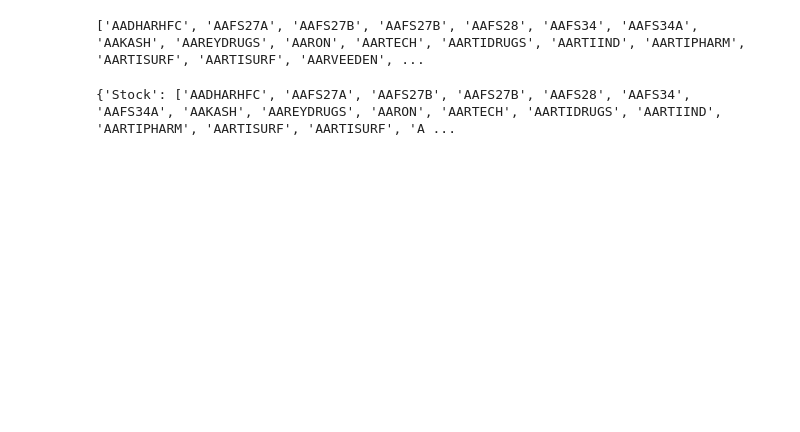
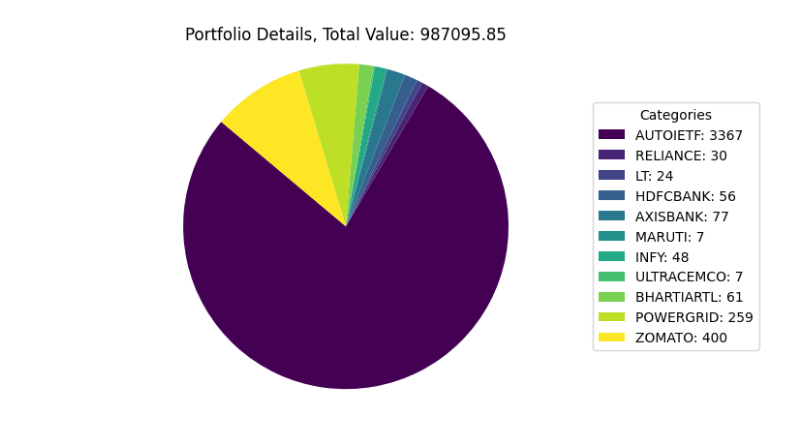
Before and after one commit to Farenhytee/Algorithmic-Trading, a Jupyter notebook: trading.ipynb, the cells around one changed output. Cells and saved outputs as stored; diff of their text form; code cells hidden in the pictures; blank space fills up the shorter version.

Commit message:
Made Portfolio class, added custom analysis
Analysis made using perScore. Trying to get Upstox's analysis.

```diff
--- a/trading.ipynb
+++ b/trading.ipynb
@@ -55,53 +216,0 @@ print(getStats("NSE_EQ|INE0L6807120", "AAFS27A"))
-# %%
-keys = {"NSE_EQ|INF109KC10V2":"AUTOIETF",
-        "NSE_EQ|INE002A01018":"RELIANCE",
-        "NSE_EQ|INE018A01030":"LT",
-        "NSE_EQ|INE040A01034":"HDFCBANK",
-        "NSE_EQ|INE238A01034":"AXISBANK",
-        "NSE_EQ|INE585B01010":"MARUTI",
-        "NSE_EQ|INE009A01021":"INFY",
-        "NSE_EQ|INE481G01011":"ULTRACEMCO",
-        "NSE_EQ|INE397D01024":"BHARTIARTL",
-        "NSE_EQ|INE752E01010":"POWERGRID",
-        "NSE_EQ|INE758T01015":"ZOMATO"
-        }
-# %% [output]
-['AADHARHFC', 'AAFS27A', 'AAFS27B', 'AAFS27B', 'AAFS28', 'AAFS34', 'AAFS34A', 'AAKASH', 'AAREYDRUGS', 'AARON', 'AARTECH', 'AARTIDRUGS', 'AARTIIND', 'AARTIPHARM', 'AARTISURF', 'AARTISURF', 'AARVEEDEN', ...
-# %%
-def getStats(key, symbol):
-    url = f'https://api.upstox.com/v2/market-quote/quotes?instrument_key={key}'
-    headers = {
-        'Accept': 'application/json',
-        'Authorization': f'Bearer {access_token}'
-    }
-
-    response = requests.get(url, headers=headers).json()
-
-    l = response["data"][f"NSE_EQ:{symbol}"]["last_price"]
-
-    return l
-
-df = pd.read_csv("NSE.csv")
-#3833 - 6169
-
-start = 3833
-end = 6170
-
-csv_data = {'Stock': [], 'Price': []}
-
-for i in range(start, start+200):
-    stock = df.iloc[i]['tradingsymbol']
-    price = getStats(df.iloc[i]['instrument_key'], df.iloc[i]['tradingsymbol'])
-
-    if (price != 0.0):
-        csv_data['Stock'].append(stock)
-        csv_data['Price'].append(price)
-
-
-# for i in range(start, start+400):
-#     print(df.iloc[i]['tradingsymbol'])
-#     print(getStats(df.iloc[i]['instrument_key'], df.iloc[i]['tradingsymbol']))
-# %%
-print(csv_data)
-# %% [output]
-{'Stock': ['AADHARHFC', 'AAFS27A', 'AAFS27B', 'AAFS27B', 'AAFS28', 'AAFS34', 'AAFS34A', 'AAKASH', 'AAREYDRUGS', 'AARON', 'AARTECH', 'AARTIDRUGS', 'AARTIIND', 'AARTIPHARM', 'AARTISURF', 'AARTISURF', 'A ...
@@ -107,0 +266,4 @@ print(csv_data)
+# %%
+obj = build_portfolio()
+# %% [output]
+[figure, added]
```
Also changed, not shown: parts of 10 cells of this notebook.
